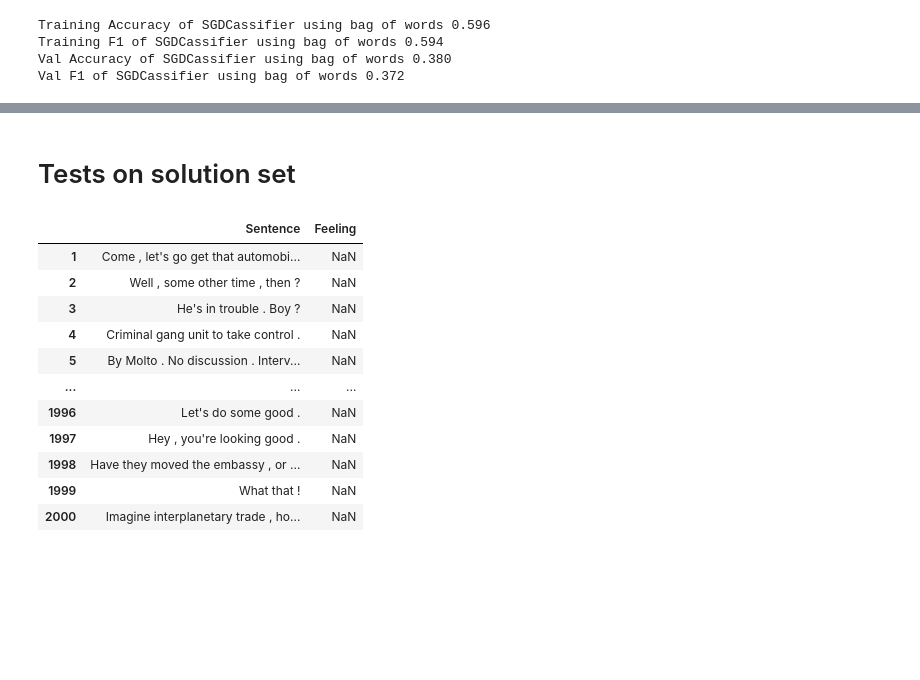
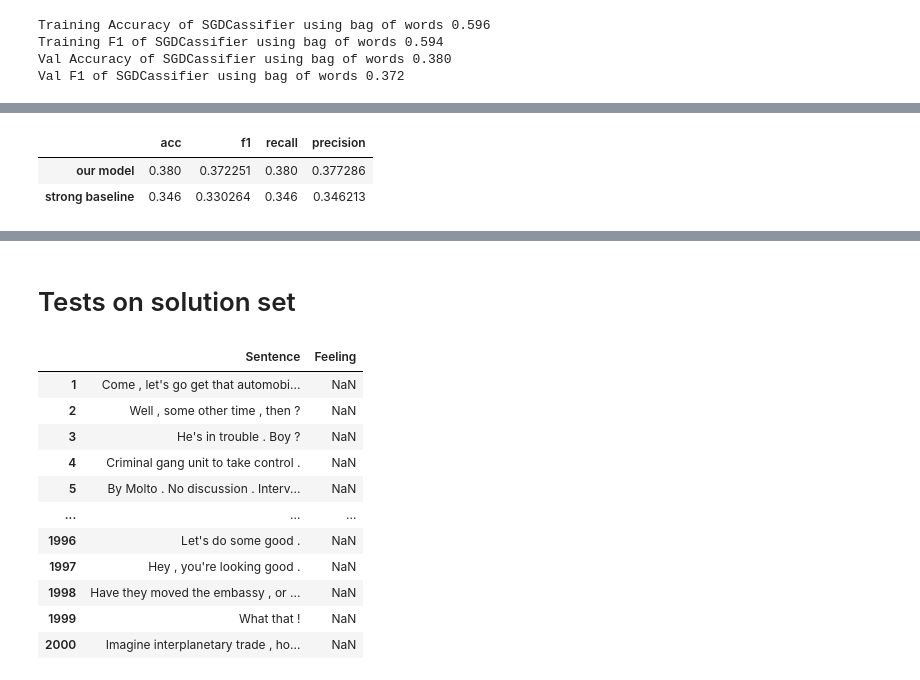
Before and after one commit to jorgedanielconde/TextMining, a Jupyter notebook: tm_notebook.ipynb, the cells around one changed output, grey strips where cells are left out. Cells and saved outputs as stored; diff of their text form; code cells hidden in the pictures; blank space fills up the shorter version.

```diff
--- a/tm_notebook.ipynb
+++ b/tm_notebook.ipynb
@@ -127,6 +127,13 @@ def process(dataframe):
     return dataframe
 # %% [markdown]
 ## Feature Extraction
+# %%
+def teacher_bog(train_df, val_df):
+    vectorizer = CountVectorizer()
+    vectorizer.fit(train_df['Sentence'])
+    feature_space = vectorizer.transform(val_df['Sentence'])
+
+    return feature_space.toarray()
 # %%
 def bag_of_words(train_df, val_df):
 
@@ -703,0 +752,9 @@ Val F1 of SGDCassifier using bag of words 0.372
+# %%
+our_model = [accuracy_score(val_data['Feeling'], y_predict), f1_score(val_data['Feeling'], y_predict, average = 'weighted'), recall_score(val_data['Feeling'], y_predict, average = 'weighted'), precision_score(val_data['Feeling'], y_predict, average = 'weighted')]
+teacher_model = [accuracy_score(val_data['Feeling'], teacher_pred), f1_score(val_data['Feeling'], teacher_pred, average = 'weighted'), recall_score(val_data['Feeling'], teacher_pred, average = 'weighted'), precision_score(val_data['Feeling'], teacher_pred, average = 'weighted')]
+# %%
+pd.DataFrame([our_model, teacher_model], columns = ['acc', 'f1', 'recall', 'precision'], index = ['our model', 'strong baseline'])
+# %% [output]
+|  | acc | f1 | recall | precision |
+| our model | 0.380 | 0.372251 | 0.380 | 0.377286 |
+| strong baseline | 0.346 | 0.330264 | 0.346 | 0.346213 |
```
Also changed, not shown: parts of 9 cells of this notebook.
